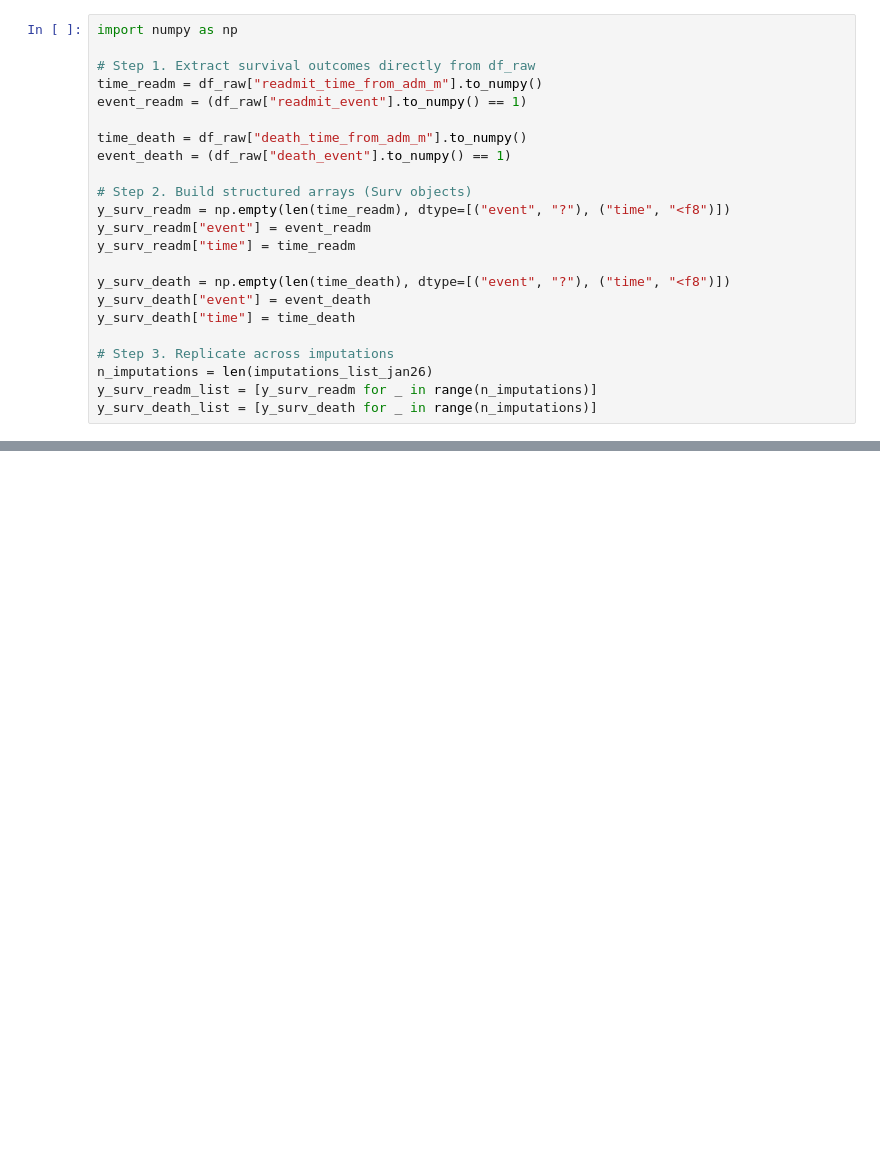
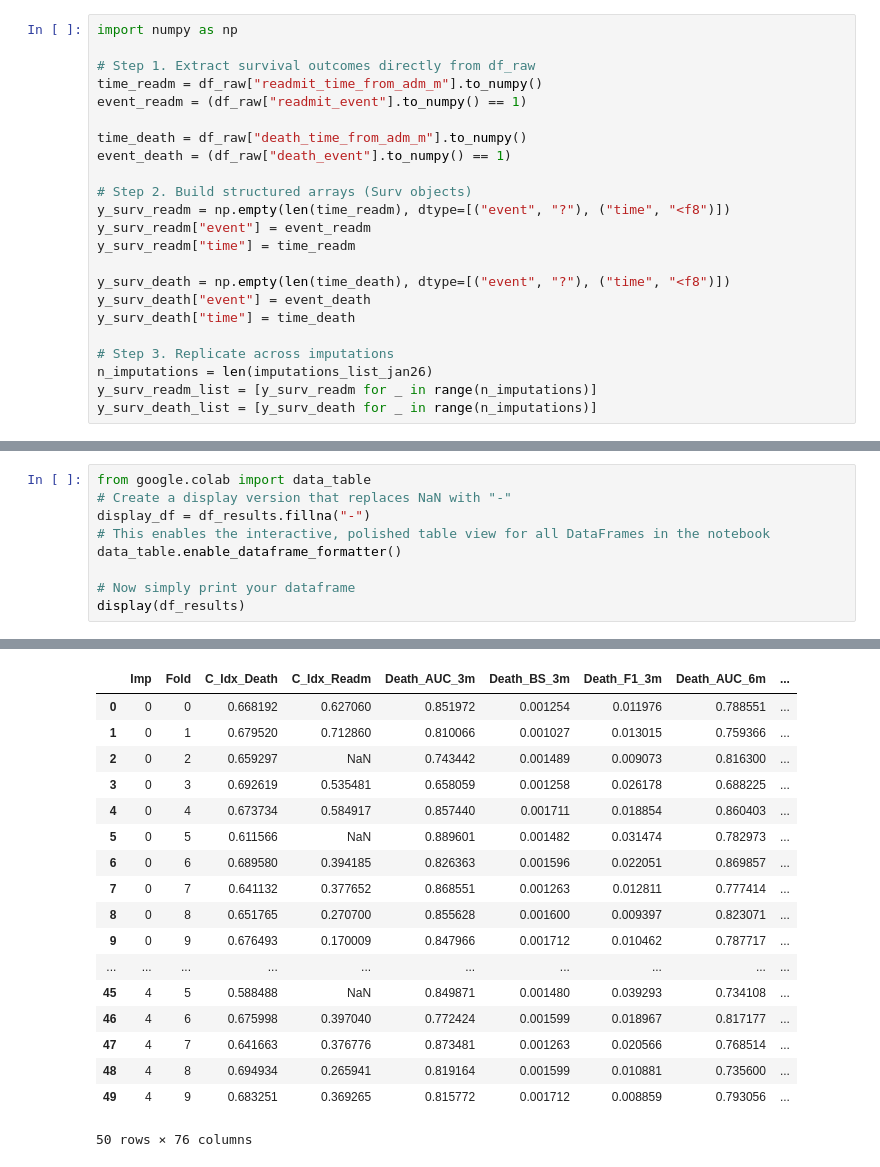
Before and after one commit to FONDECYTACC/cons2025, a Jupyter notebook: DeepHit_jan26.ipynb, the cells around one changed output, grey strips where cells are left out. Drawn from its saved outputs; the diff is of its cells as text; blank space fills up the shorter version.

Commit message:
Created in Colab 2026-02-03

```diff
--- a/DeepHit_jan26.ipynb
+++ b/DeepHit_jan26.ipynb
@@ -1397,0 +1160,10 @@ except Exception as e:
+# %%
+from google.colab import data_table
+# Create a display version that replaces NaN with "-"
+display_df = df_results.fillna("-")
+# This enables the interactive, polished table view for all DataFrames in the notebook
+data_table.enable_dataframe_formatter()
+
+# Now simply print your dataframe
+display(df_results)
+# %% [output]
@@ -1397,0 +1171,18 @@ except Exception as e:
+|  | Imp | Fold | C_Idx_Death | C_Idx_Readm | Death_AUC_3m | Death_BS_3m | Death_F1_3m | Death_AUC_6m | ... |
+| 0 | 0 | 0 | 0.668192 | 0.627060 | 0.851972 | 0.001254 | 0.011976 | 0.788551 | ... |
+| 1 | 0 | 1 | 0.679520 | 0.712860 | 0.810066 | 0.001027 | 0.013015 | 0.759366 | ... |
+| 2 | 0 | 2 | 0.659297 | NaN | 0.743442 | 0.001489 | 0.009073 | 0.816300 | ... |
+| 3 | 0 | 3 | 0.692619 | 0.535481 | 0.658059 | 0.001258 | 0.026178 | 0.688225 | ... |
+| 4 | 0 | 4 | 0.673734 | 0.584917 | 0.857440 | 0.001711 | 0.018854 | 0.860403 | ... |
+| 5 | 0 | 5 | 0.611566 | NaN | 0.889601 | 0.001482 | 0.031474 | 0.782973 | ... |
+| 6 | 0 | 6 | 0.689580 | 0.394185 | 0.826363 | 0.001596 | 0.022051 | 0.869857 | ... |
+| 7 | 0 | 7 | 0.641132 | 0.377652 | 0.868551 | 0.001263 | 0.012811 | 0.777414 | ... |
+| 8 | 0 | 8 | 0.651765 | 0.270700 | 0.855628 | 0.001600 | 0.009397 | 0.823071 | ... |
+| 9 | 0 | 9 | 0.676493 | 0.170009 | 0.847966 | 0.001712 | 0.010462 | 0.787717 | ... |
+| ... | ... | ... | ... | ... | ... | ... | ... | ... | ... |
+| 45 | 4 | 5 | 0.588488 | NaN | 0.849871 | 0.001480 | 0.039293 | 0.734108 | ... |
+| 46 | 4 | 6 | 0.675998 | 0.397040 | 0.772424 | 0.001599 | 0.018967 | 0.817177 | ... |
+| 47 | 4 | 7 | 0.641663 | 0.376776 | 0.873481 | 0.001263 | 0.020566 | 0.768514 | ... |
+| 48 | 4 | 8 | 0.694934 | 0.265941 | 0.819164 | 0.001599 | 0.010881 | 0.735600 | ... |
+| 49 | 4 | 9 | 0.683251 | 0.369265 | 0.815772 | 0.001712 | 0.008859 | 0.793056 | ... |
+50 rows × 76 columns
```
Also changed, not shown: parts of 53 cells of this notebook.
